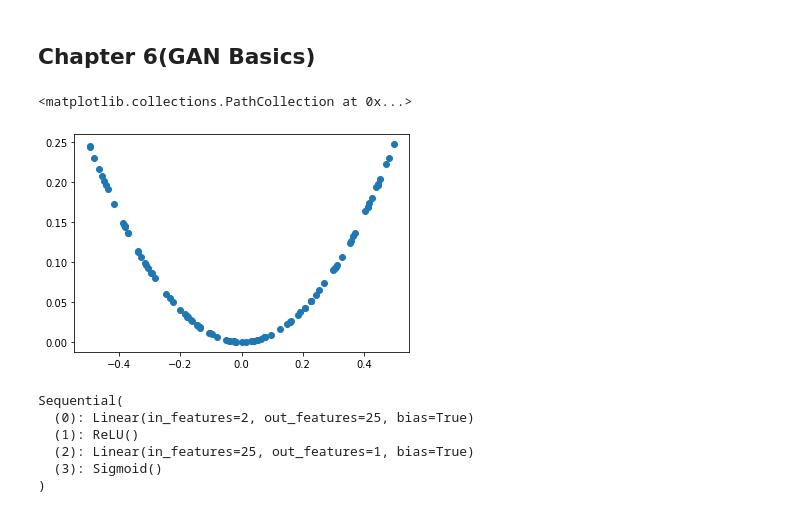
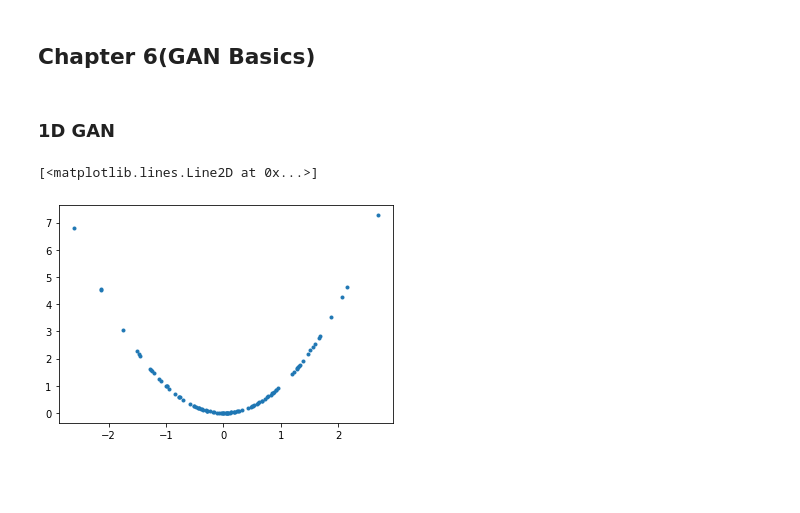
Before and after one commit to beifa/HOWTO_GANS, a Jupyter notebook: book_HOWTO_GANS.ipynb, the cells around one changed output. Drawn from its saved outputs; the diff is of its cells as text; code cells hidden in the pictures; blank space fills up the shorter version.

```diff
--- a/book_HOWTO_GANS.ipynb
+++ b/book_HOWTO_GANS.ipynb
@@ -135,6 +135,8 @@ return y - 0.3 + (random(y.shape) * 0.5)
 проделать то же самое с 1000 образцами поддельных (класс = 0) этикеток
 # %% [markdown]
 ## Chapter 6(GAN Basics)
+# %% [markdown]
+### 1D GAN
 # %%
 import torch
 import torch.nn as nn
@@ -142,15 +145,15 @@ import numpy as np
 import matplotlib.pyplot as plt
 # %%
 def func(n: int) -> int:
-    x = np.random.rand(n)-0.5
-    xx = x*x
+    x = torch.randn(n, dtype=torch.float32)
+    xx = x * x
     x = x.reshape(n,1)
     xx = xx.reshape(n,1)
-    data = np.hstack((x, xx))
+    data = torch.hstack((x, xx))
     return data
 
 data = func(100)
-plt.scatter(data[:, 0], data[:, 1])
+plt.plot(data[:, 0], data[:, 1], '.')
 # %% [output]
-<matplotlib.collections.PathCollection at 0x...>
+[<matplotlib.lines.Line2D at 0x...>]
-[figure, old version]
+[figure, new version]
@@ -159,14 +159,0 @@ def discriminator(input_num: int = 2):
-# %%
-model = nn.Sequential(
-    nn.Linear(2, 25),
-    nn.ReLU(),
-    nn.Linear(25, 1),
-    nn.Sigmoid()
-)
-# %% [output]
-Sequential(
-  (0): Linear(in_features=2, out_features=25, bias=True)
-  (1): ReLU()
-  (2): Linear(in_features=25, out_features=1, bias=True)
-  (3): Sigmoid()
-)
```
Also changed, not shown: parts of 9 cells of this notebook.
